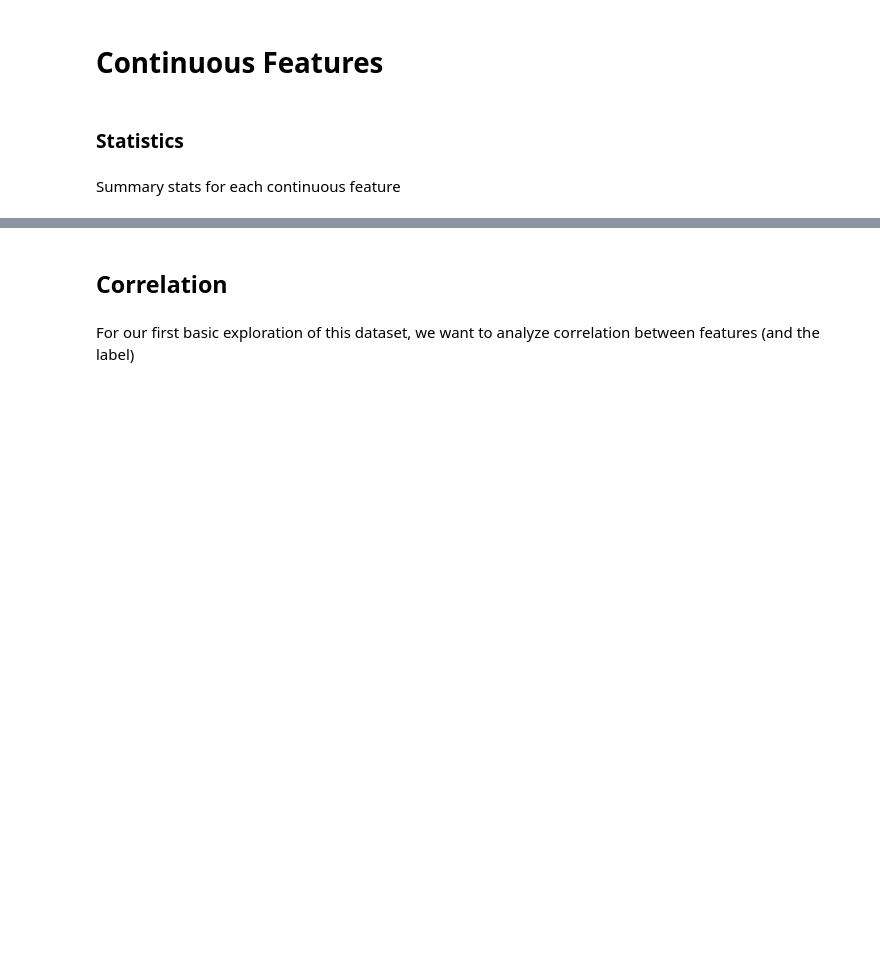
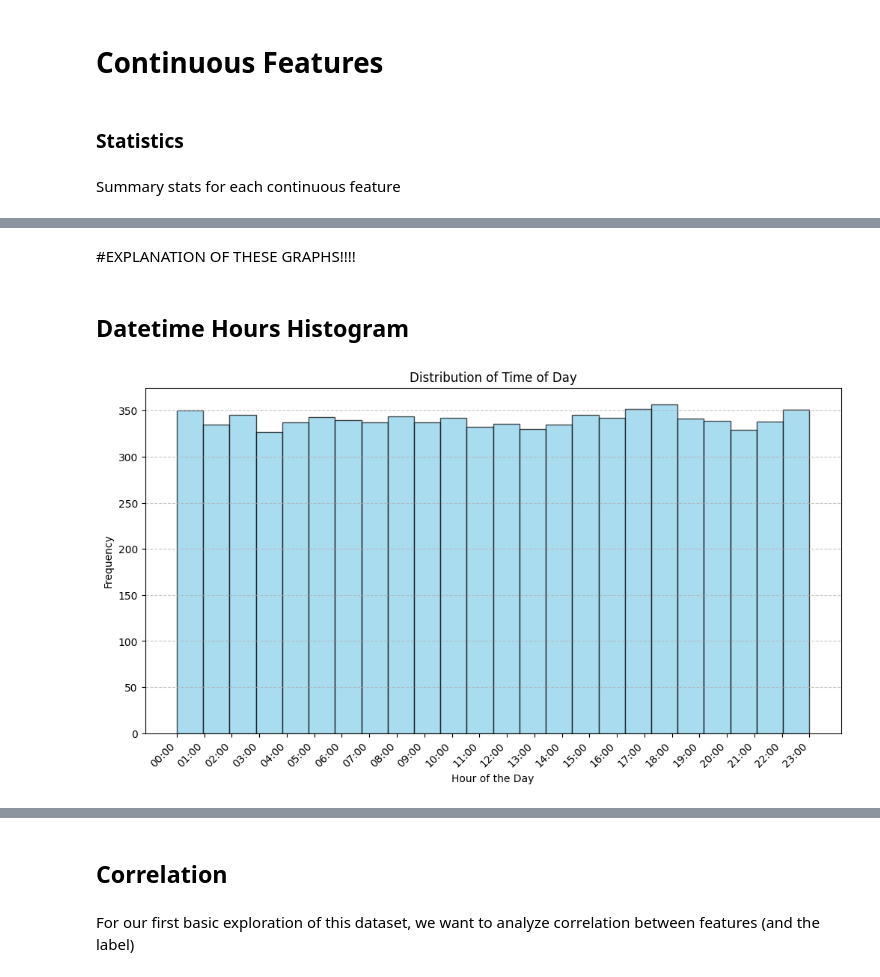
Before and after one commit to ronsegev98/Assignment_1_Group5, a Jupyter notebook: Assignment_1_Group5.ipynb, the cells around one changed output, grey strips where cells are left out. Saved outputs shown, nothing was run; the diff lists cells and outputs as text; code cells hidden in the pictures; blank space fills up the shorter version.

```diff
--- a/Assignment_1_Group5.ipynb
+++ b/Assignment_1_Group5.ipynb
@@ -211,0 +268,35 @@ plt.show()
+# %% [markdown]
+#EXPLANATION OF THESE GRAPHS!!!!
+# %% [markdown]
+## Datetime Hours Histogram
+# %%
+
+X_train_raw['datetime'] = pd.to_datetime(X_train_raw['datetime'], format='%Y-%m-%d %H:%M:%S')
+
+# Create a new column for the time of day
+X_train_raw['time_of_day'] = X_train_raw['datetime'].dt.hour
+
+
+# Create a histogram
+plt.figure(figsize=(12, 6))  # Adjust the figure size if needed
+plt.hist(X_train_raw['time_of_day'], bins=24, color='skyblue', edgecolor='black', alpha=0.7, align='mid')  # Set align to 'mid'
+
+# Add grid lines
+plt.grid(axis='y', linestyle='--', alpha=0.7)
+
+# Set labels and title
+plt.xlabel('Hour of the Day')
+plt.ylabel('Frequency')
+plt.title('Distribution of Time of Day')
+
+# Customize x-axis ticks for better readability
+plt.xticks(range(0, 24), [f'{hour:02d}:00' for hour in range(0, 24)])
+# Customize x-axis ticks for better readability
+plt.xticks(rotation=45, ha='right')  # R
+
+# Display the plot
+plt.show()
+
+X_train_raw = X_train_raw.drop('time_of_day',axis=1)
+# %% [output]
+[figure, added]
```
Also changed, not shown: parts of 89 cells of this notebook.
